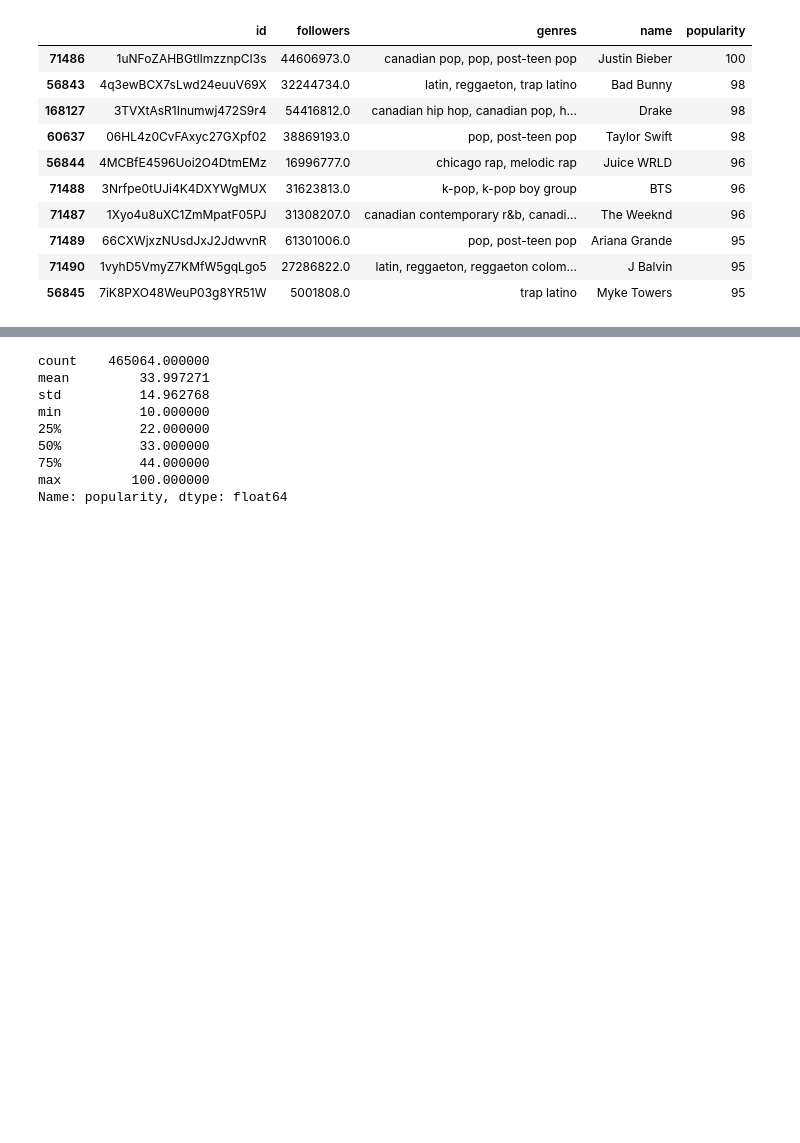
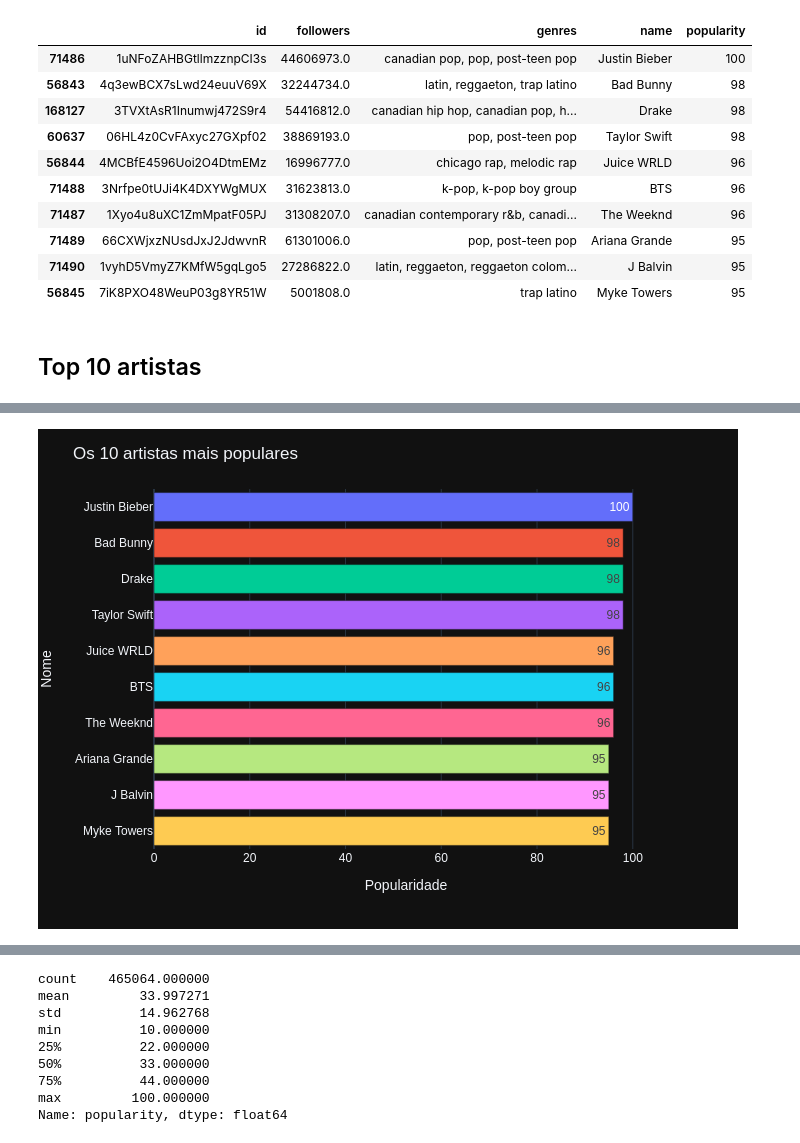
Before and after one commit to math3usvalenca/spotify_project, a Jupyter notebook: spotifyProject/spotify_eda.ipynb, the cells around one changed output, grey strips where cells are left out. Drawn from its saved outputs; the diff is of its cells as text; code cells hidden in the pictures; blank space fills up the shorter version.

```diff
--- a/spotifyProject/spotify_eda.ipynb
+++ b/spotifyProject/spotify_eda.ipynb
@@ -39,13 +38,16 @@ top_10artists
 | 71489 | 66CXWjxzNUsdJxJ2JdwvnR | 61301006.0 | pop, post-teen pop | Ariana Grande | 95 |
 | 71490 | 1vyhD5VmyZ7KMfW5gqLgo5 | 27286822.0 | latin, reggaeton, reggaeton colom... | J Balvin | 95 |
 | 56845 | 7iK8PXO48WeuP03g8YR51W | 5001808.0 | trap latino | Myke Towers | 95 |
+# %% [markdown]
+## Top 10 artistas
 # %%
 fig = px.bar(top_10artists, x="popularity", y="name", orientation="h", text="popularity", color="name")
 
 fig.update_layout(
     title="Os 10 artistas mais populares",
     xaxis_title="Popularidade",
-    yaxis_title="Nome"
+    yaxis_title="Nome",
+    showlegend=False
 )
-iplot(fig)
+fig.show('png')
 # %% [output]
@@ -53,2 +54,3 @@ iplot(fig)
+[figure, added]
 # %%
 top_10followers = artists_df.sort_values('followers',ascending=False).head(10)
```
Also changed, not shown: parts of 33 cells of this notebook.
